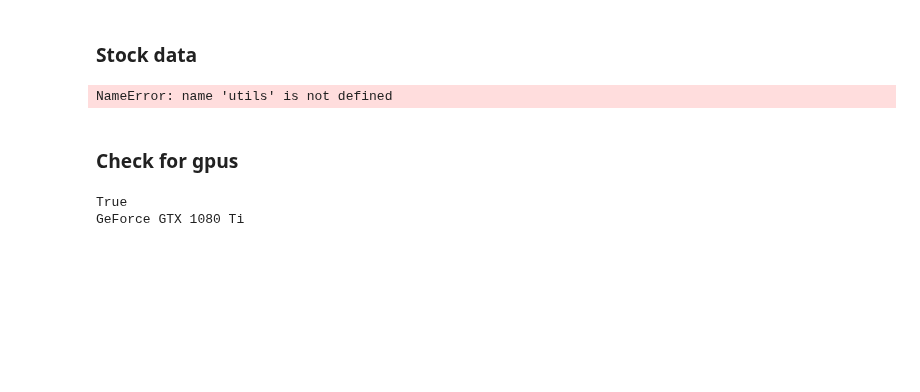
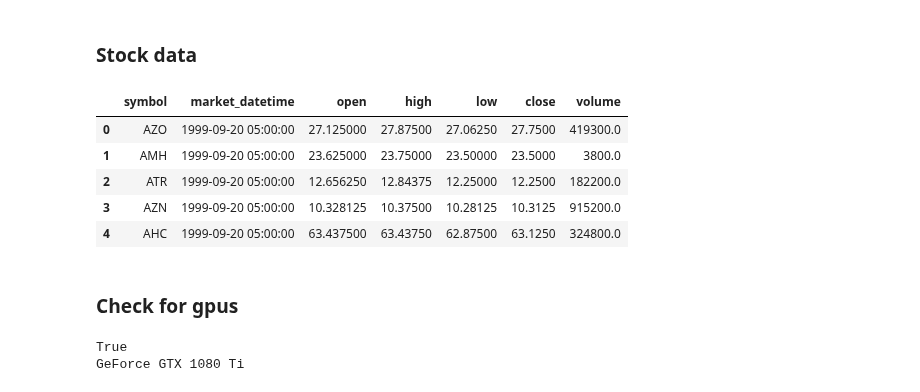
Before and after one commit to rbetzler/fun-times-in-python, a Jupyter notebook: finance/data_science/exploration/gpu_explorer.ipynb, the cells around one changed output. Drawn from its saved outputs; the diff is of its cells as text; code cells hidden in the pictures; blank space fills up the shorter version.

```diff
--- a/finance/data_science/exploration/gpu_explorer.ipynb
+++ b/finance/data_science/exploration/gpu_explorer.ipynb
@@ -43,23 +25,28 @@ NameError: name 'register_matplotlib_converters' is not defined
 # %%
 query = """
     select
         e.symbol
         , e.market_datetime
         , e.open
         , e.high
         , e.low
         , e.close
         , e.volume
     from td.equities as e
     where left(e.symbol, 1) = 'A'
     order by e.market_datetime
     limit 100
     """
 
-df = utils.query_db(db_connection=utils.DW_STOCKS_JUPYTER, query=query)
+df = utils.query_db(query=query)
 df.head()
 # %% [output]
-NameError: name 'utils' is not defined
+|  | symbol | market_datetime | open | high | low | close | volume |
+| 0 | AZO | 1999-09-20 05:00:00 | 27.125000 | 27.87500 | 27.06250 | 27.7500 | 419300.0 |
+| 1 | AMH | 1999-09-20 05:00:00 | 23.625000 | 23.75000 | 23.50000 | 23.5000 | 3800.0 |
+| 2 | ATR | 1999-09-20 05:00:00 | 12.656250 | 12.84375 | 12.25000 | 12.2500 | 182200.0 |
+| 3 | AZN | 1999-09-20 05:00:00 | 10.328125 | 10.37500 | 10.28125 | 10.3125 | 915200.0 |
+| 4 | AHC | 1999-09-20 05:00:00 | 63.437500 | 63.43750 | 62.87500 | 63.1250 | 324800.0 |
 # %% [markdown]
 ### Check for gpus
 # %%
```
Also changed, not shown: parts of 7 cells of this notebook, 2 other files.
